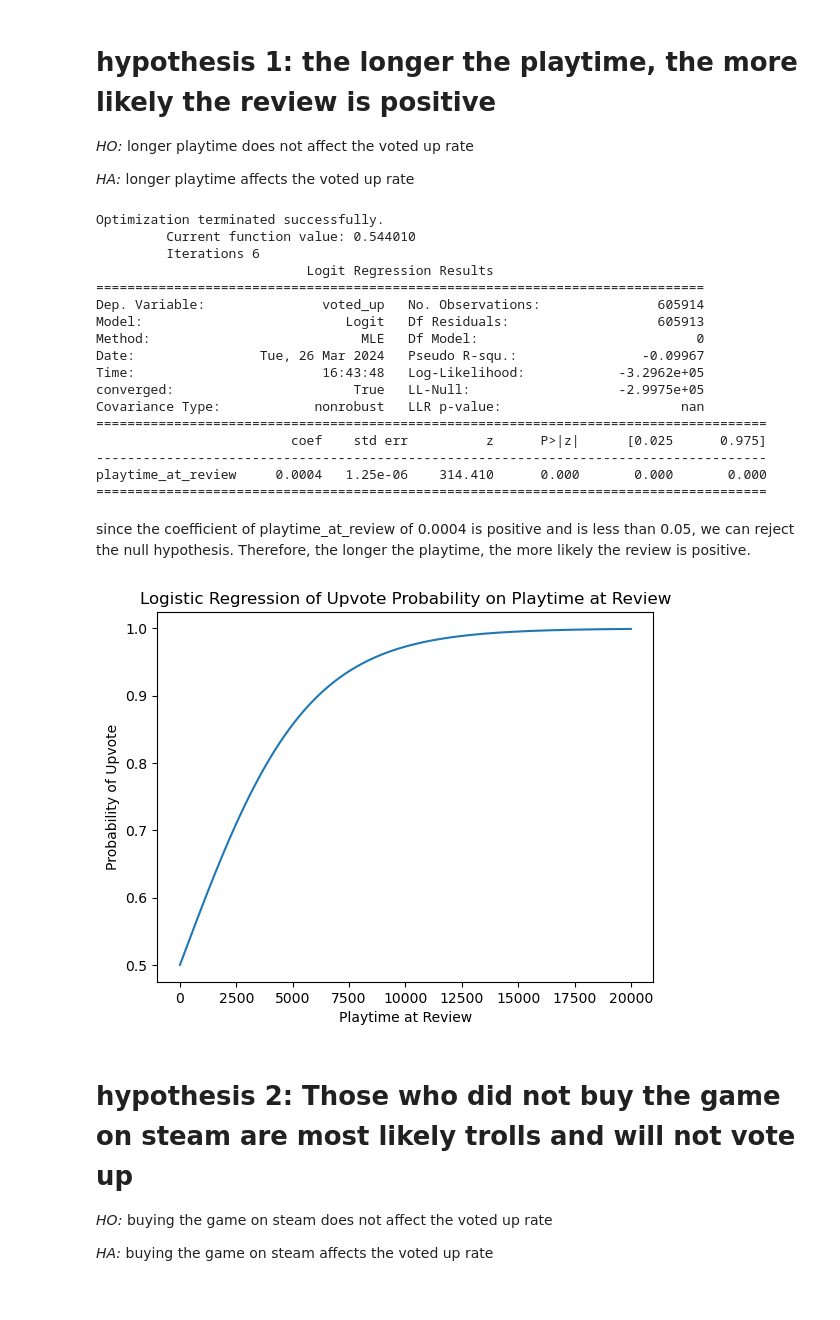
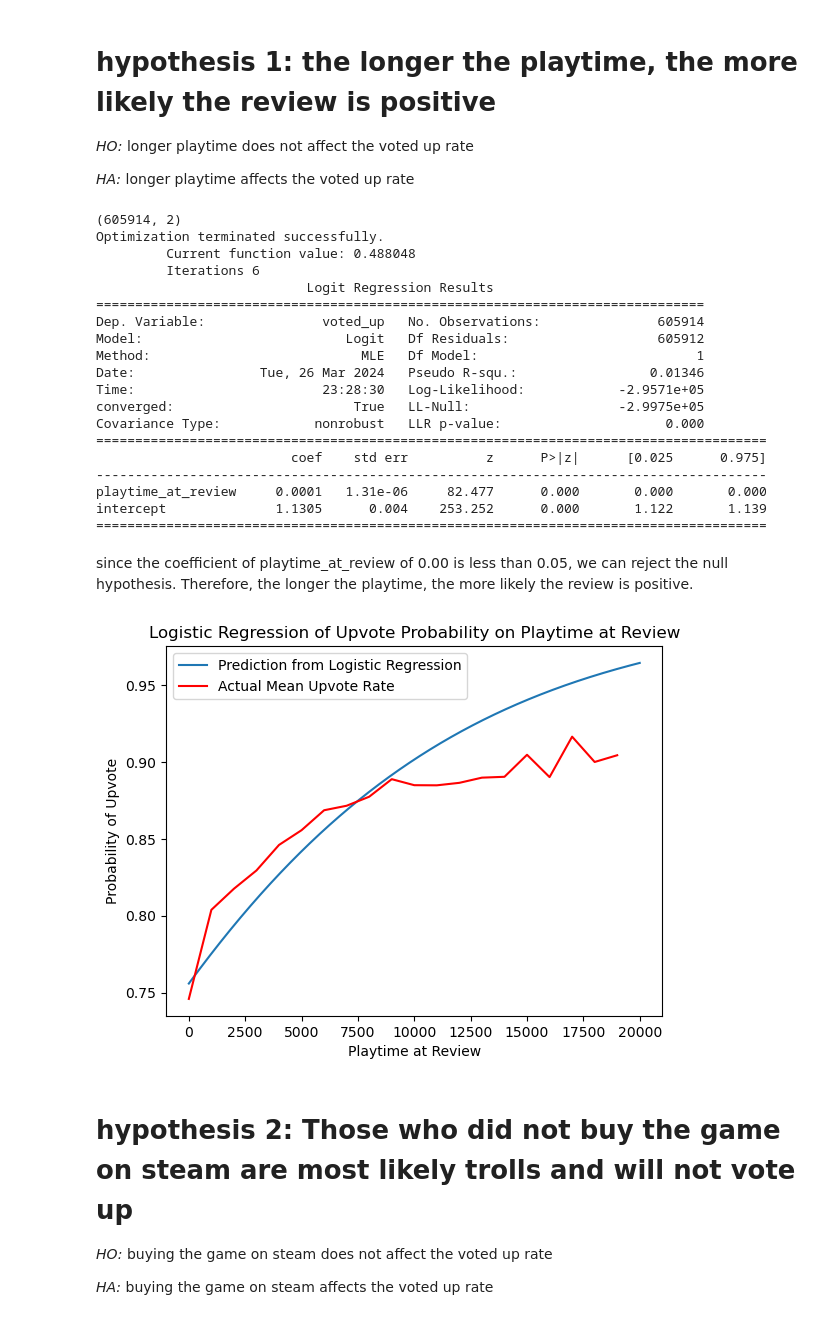
Before and after one commit to Loldude0/CMSC320-cyberpunk, a Jupyter notebook: exploration.ipynb, the cells around one changed output. Drawn from its saved outputs; the diff is of its cells as text; code cells hidden in the pictures.

```diff
--- a/exploration.ipynb
+++ b/exploration.ipynb
@@ -17,3 +20,5 @@ df.head()
+# %%
+df["voted_up"] = df["voted_up"].astype(int)
 # %%
 df.info()
 # %% [output]
@@ -127,46 +95,53 @@ df_playtime_group.plot(kind='line', figsize=(15, 5))
 import statsmodels.api as sm
 
 #logit_model = sm.Logit(df_cpy["voted_up"], df_cpy[['intercept', 'playtime_at_review']])
-# drop extreme values
-df_dropped = df[df["playtime_at_review"] < 20000]
-
-logit_model = sm.Logit(df_dropped["voted_up"], df_dropped["playtime_at_review"])
+df["intercept"] = 1
+print(df[["playtime_at_review", "intercept"]].shape)
+logit_model = sm.Logit(df["voted_up"], df[["playtime_at_review", "intercept"]])
 result = logit_model.fit()
 
 print(result.summary())
 # %% [output]
+(605914, 2)
 Optimization terminated successfully.
-         Current function value: 0.544010
+         Current function value: 0.488048
          Iterations 6
                            Logit Regression Results
 ==============================================================================
 Dep. Variable:               voted_up   No. Observations:               605914
-Model:                          Logit   Df Residuals:                   605913
-Method:                           MLE   Df Model:                            0
-Date:                Tue, 26 Mar 2024   Pseudo R-squ.:                -0.09967
-Time:                        16:43:48   Log-Likelihood:            -3.2962e+05
+Model:                          Logit   Df Residuals:                   605912
+Method:                           MLE   Df Model:                            1
+Date:                Tue, 26 Mar 2024   Pseudo R-squ.:                 0.01346
+Time:                        23:28:30   Log-Likelihood:            -2.9571e+05
 converged:                       True   LL-Null:                   -2.9975e+05
-Covariance Type:            nonrobust   LLR p-value:                       nan
+Covariance Type:            nonrobust   LLR p-value:                     0.000
 ======================================================================================
                          coef    std err          z      P>|z|      [0.025      0.975]
 --------------------------------------------------------------------------------------
-playtime_at_review     0.0004   1.25e-06    314.410      0.000       0.000       0.000
+playtime_at_review     0.0001   1.31e-06     82.477      0.000       0.000       0.000
+intercept              1.1305      0.004    253.252      0.000       1.122       1.139
 ======================================================================================
 # %% [markdown]
-since the coefficient of playtime_at_review of 0.0004 is positive and is less than 0.05, we can reject the null hypothesis. Therefore, the longer the playtime, the more likely the review is positive.
+since the coefficient of playtime_at_review of 0.00 is less than 0.05, we can reject the null hypothesis. Therefore, the longer the playtime, the more likely the review is positive.
 # %%
 import numpy as np
 #drop very high values because the graph will look bad otherwise because of the one guy with no life who played the game for 831446 minutes (13857 hours) and other no life people
-df = df[df['playtime_at_review'] < 20000]
 playtime_range = np.arange(0, df['playtime_at_review'].max() + 1, 1)
-probabilities = result.predict(playtime_range)
+probabilities = result.predict(np.array([playtime_range,np.ones(playtime_range.shape)]).T)
 plt.plot(playtime_range, probabilities)
+
+bins = pd.cut(df['playtime_at_review'], bins=range(0, df['playtime_at_review'].max()+1000, 1000))
+grouped_df = df.groupby(bins)['voted_up'].mean()
+plt.plot(np.arange(0, df['playtime_at_review'].max(), 1000), grouped_df, color='red')
+
+
 plt.xlabel('Playtime at Review')
 plt.ylabel('Probability of Upvote')
+plt.legend(['Prediction from Logistic Regression', 'Actual Mean Upvote Rate'])
 plt.title('Logistic Regression of Upvote Probability on Playtime at Review')
 plt.show()
 # %% [output]
-[figure, old version]
+[figure, new version]
 # %% [markdown]
 # hypothesis 2: Those who did not buy the game on steam are most likely trolls and will not vote up
 
```
Also changed, not shown: parts of 11 cells of this notebook.
